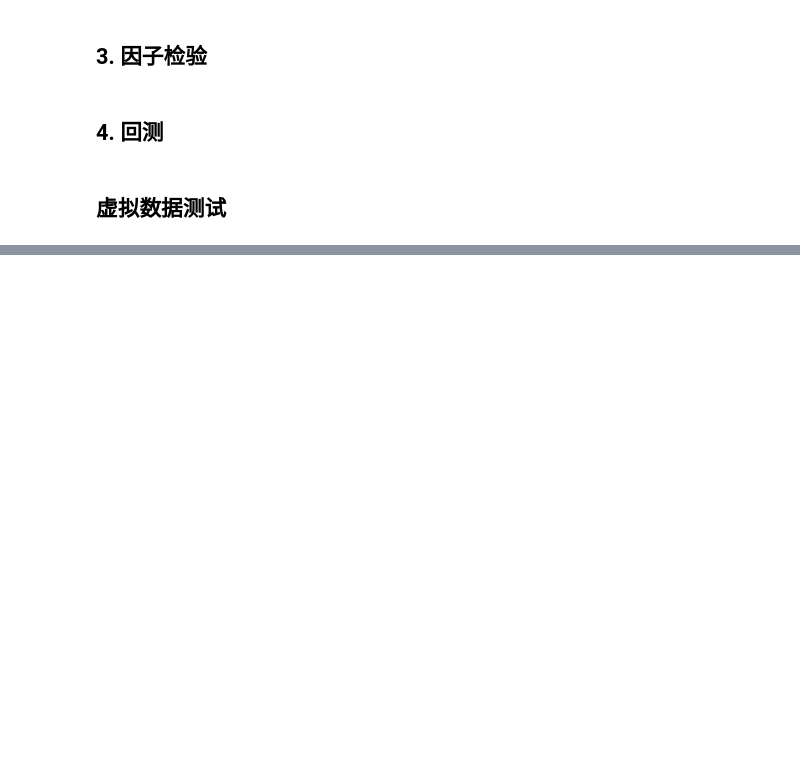
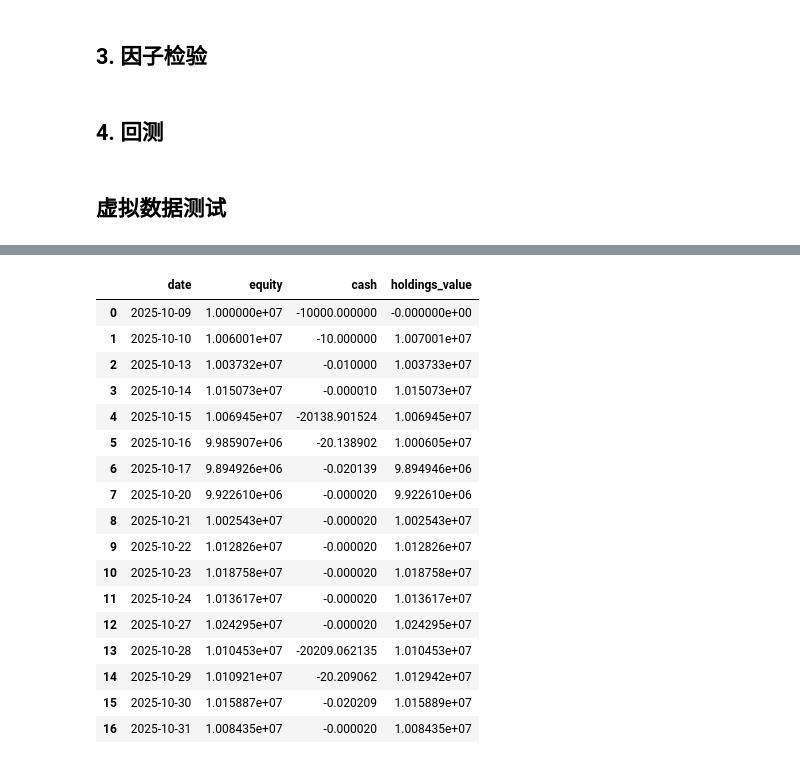
Before and after one commit to Longgang-Capital/LongGangTrader, a Jupyter notebook: notebooks/factor_development_example.ipynb, the cells around one changed output, grey strips where cells are left out. Saved outputs shown, nothing was run; the diff lists cells and outputs as text; code cells hidden in the pictures; blank space fills up the shorter version.

```diff
--- a/notebooks/factor_development_example.ipynb
+++ b/notebooks/factor_development_example.ipynb
@@ -112,3 +78,10 @@ print(factor_df)
+# %%
+import pandas as pd
+stock_data = pd.read_parquet("test_data.parquet")
+stock_data = stock_data.reset_index()
+factor_data = stock_data[["order_book_id", "date"]].copy()
+factor_data["factor_value"] = stock_data.groupby("order_book_id")["close"].rolling(5).mean().values
+factor_data.fillna(0.0,inplace=True)
 # %%
 import sys
 import os
@@ -195,0 +134,19 @@ Rust 回测成功完成。
+# %%
+
+# 2. 初始化回测器
+# 注意：确保你已经成功运行了 `maturin develop`
+config_dict = {
+    "initial_capital": 10_000_000.0,
+    "transaction_cost": 0.001,
+    "symbol_col": "order_book_id",
+    "date_col": "date",
+    "close_col": "close"
+}
+bt = Backtester(
+    strategy=strategy,
+    data=stock_data,
+    config=config_dict
+)
+
+# 3. 运行回测（这将调用 Rust 核心）
+bt.run_backtest()
@@ -195,0 +184,21 @@ Rust 回测成功完成。
+# %%
+portfolio_history
+# %% [output]
+|  | date | equity | cash | holdings_value |
+| 0 | 2025-10-09 | 1.000000e+07 | -10000.000000 | -0.000000e+00 |
+| 1 | 2025-10-10 | 1.006001e+07 | -10.000000 | 1.007001e+07 |
+| 2 | 2025-10-13 | 1.003732e+07 | -0.010000 | 1.003733e+07 |
+| 3 | 2025-10-14 | 1.015073e+07 | -0.000010 | 1.015073e+07 |
+| 4 | 2025-10-15 | 1.006945e+07 | -20138.901524 | 1.006945e+07 |
+| 5 | 2025-10-16 | 9.985907e+06 | -20.138902 | 1.000605e+07 |
+| 6 | 2025-10-17 | 9.894926e+06 | -0.020139 | 9.894946e+06 |
+| 7 | 2025-10-20 | 9.922610e+06 | -0.000020 | 9.922610e+06 |
+| 8 | 2025-10-21 | 1.002543e+07 | -0.000020 | 1.002543e+07 |
+| 9 | 2025-10-22 | 1.012826e+07 | -0.000020 | 1.012826e+07 |
+| 10 | 2025-10-23 | 1.018758e+07 | -0.000020 | 1.018758e+07 |
+| 11 | 2025-10-24 | 1.013617e+07 | -0.000020 | 1.013617e+07 |
+| 12 | 2025-10-27 | 1.024295e+07 | -0.000020 | 1.024295e+07 |
+| 13 | 2025-10-28 | 1.010453e+07 | -20209.062135 | 1.010453e+07 |
+| 14 | 2025-10-29 | 1.010921e+07 | -20.209062 | 1.012942e+07 |
+| 15 | 2025-10-30 | 1.015887e+07 | -0.020209 | 1.015889e+07 |
+| 16 | 2025-10-31 | 1.008435e+07 | -0.000020 | 1.008435e+07 |
```
Also changed, not shown: parts of 8 cells of this notebook, 5 other files.
